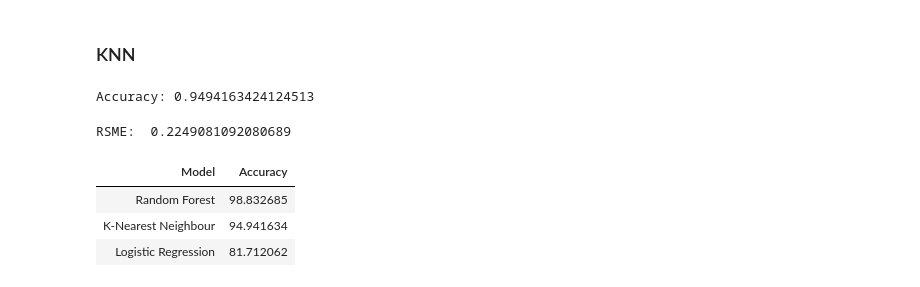
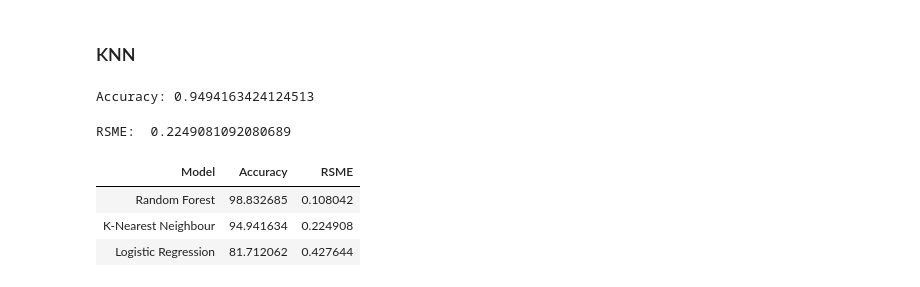
Before and after one commit to pawanchhipa/Predicting-the-Presence-of-Heart-Disease, a Jupyter notebook: Heart Disease Prediction.ipynb, the cells around one changed output. Drawn from its saved outputs; the diff is of its cells as text; code cells hidden in the pictures.

```diff
--- a/Heart Disease Prediction.ipynb
+++ b/Heart Disease Prediction.ipynb
@@ -222,8 +222,8 @@ weighted avg       0.82      0.82      0.82       257
 def rsme(predictions, actuals):
     from sklearn.metrics import mean_squared_error
     return mean_squared_error(actuals, predictions, squared=False)
-
-print('RSME: ', rsme(y_test, pred))
+LS_rsme = rsme(y_test, pred)
+print('RSME: ', LS_rsme)
 # %% [output]
 RSME:  0.42764398444489615
 # %% [markdown]
@@ -239,7 +239,8 @@ print("Accuracy:", RFC_accuracy)
 # %% [output]
 Accuracy: 0.9883268482490273
 # %%
-print('RSME: ', rsme(y_test, pred))
+RFC_rsme = rsme(y_test, pred)
+print('RSME: ', RFC_rsme)
 # %% [output]
 RSME:  0.10804236090984297
 # %% [markdown]
@@ -256,17 +257,19 @@ print("Accuracy:", KNN_accuracy)
 # %% [output]
 Accuracy: 0.9494163424124513
 # %%
-print('RSME: ', rsme(y_test, y_pred))
+KNN_rsme = rsme(y_test, y_pred)
+print('RSME: ', KNN_rsme)
 # %% [output]
 RSME:  0.2249081092080689
 # %%
 #Create Accuracy Comparison Model
-compare = pd.DataFrame({'Model': ['Logistic Regression', 'K-Nearest Neighbour', 'Random Forest'],'Accuracy': [LS_accuracy*100, KNN_accuracy*100, RFC_accuracy*100, ]})
+compare = pd.DataFrame({'Model': ['Logistic Regression', 'K-Nearest Neighbour', 'Random Forest'],
+                        'Accuracy': [LS_accuracy*100, KNN_accuracy*100, RFC_accuracy*100, ], "RSME": [LS_rsme, KNN_rsme, RFC_rsme]})
 
 #Create Accuracy Comparison Model
 compare.sort_values(by='Accuracy', ascending=False).style.background_gradient(cmap='PuRd').hide_index().set_properties(**{'font-family': 'Segoe UI'})
 # %% [output]
-| Model | Accuracy |
-| Random Forest | 98.832685 |
-| K-Nearest Neighbour | 94.941634 |
-| Logistic Regression | 81.712062 |
+| Model | Accuracy | RSME |
+| Random Forest | 98.832685 | 0.108042 |
+| K-Nearest Neighbour | 94.941634 | 0.224908 |
+| Logistic Regression | 81.712062 | 0.427644 |
```
